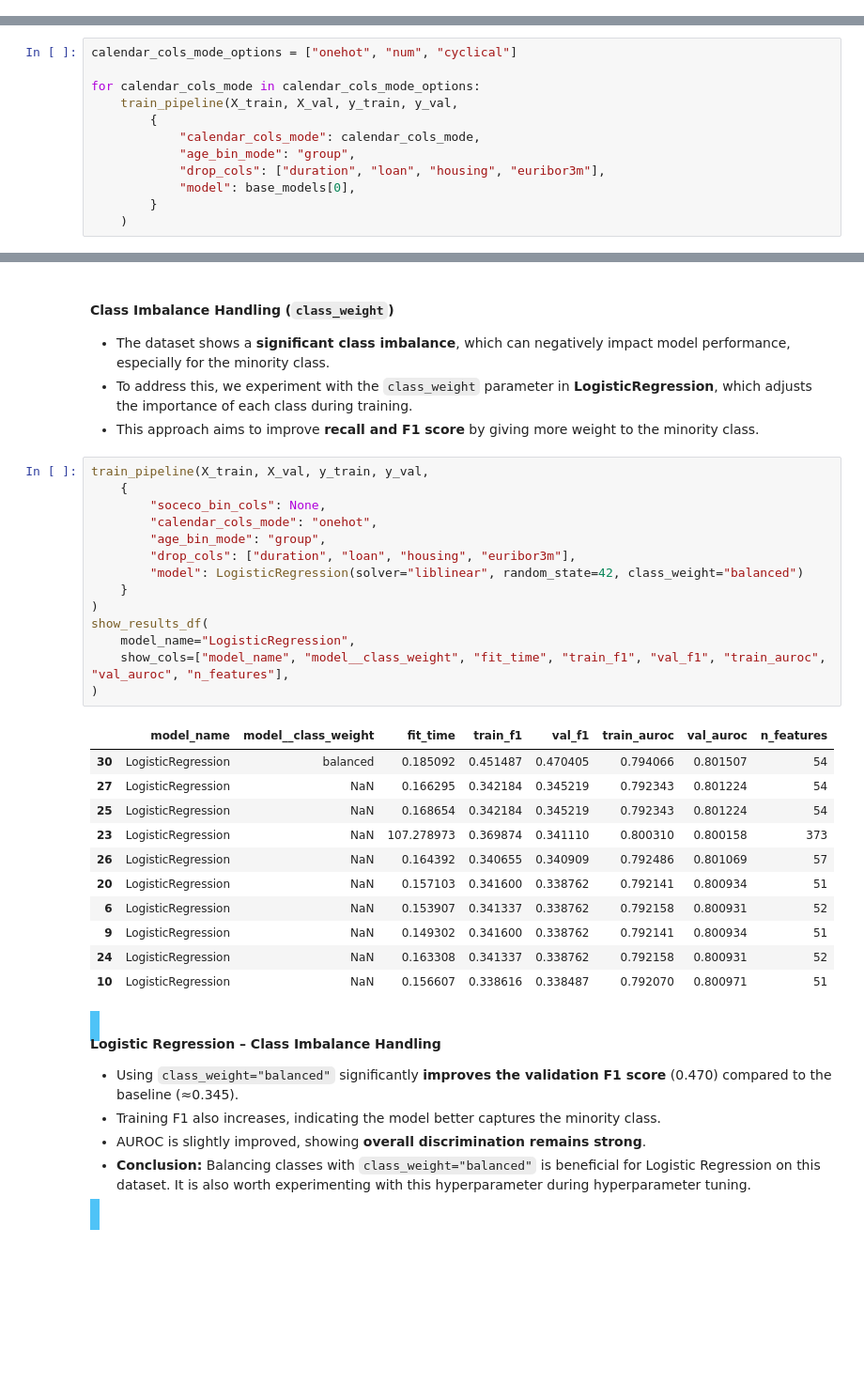
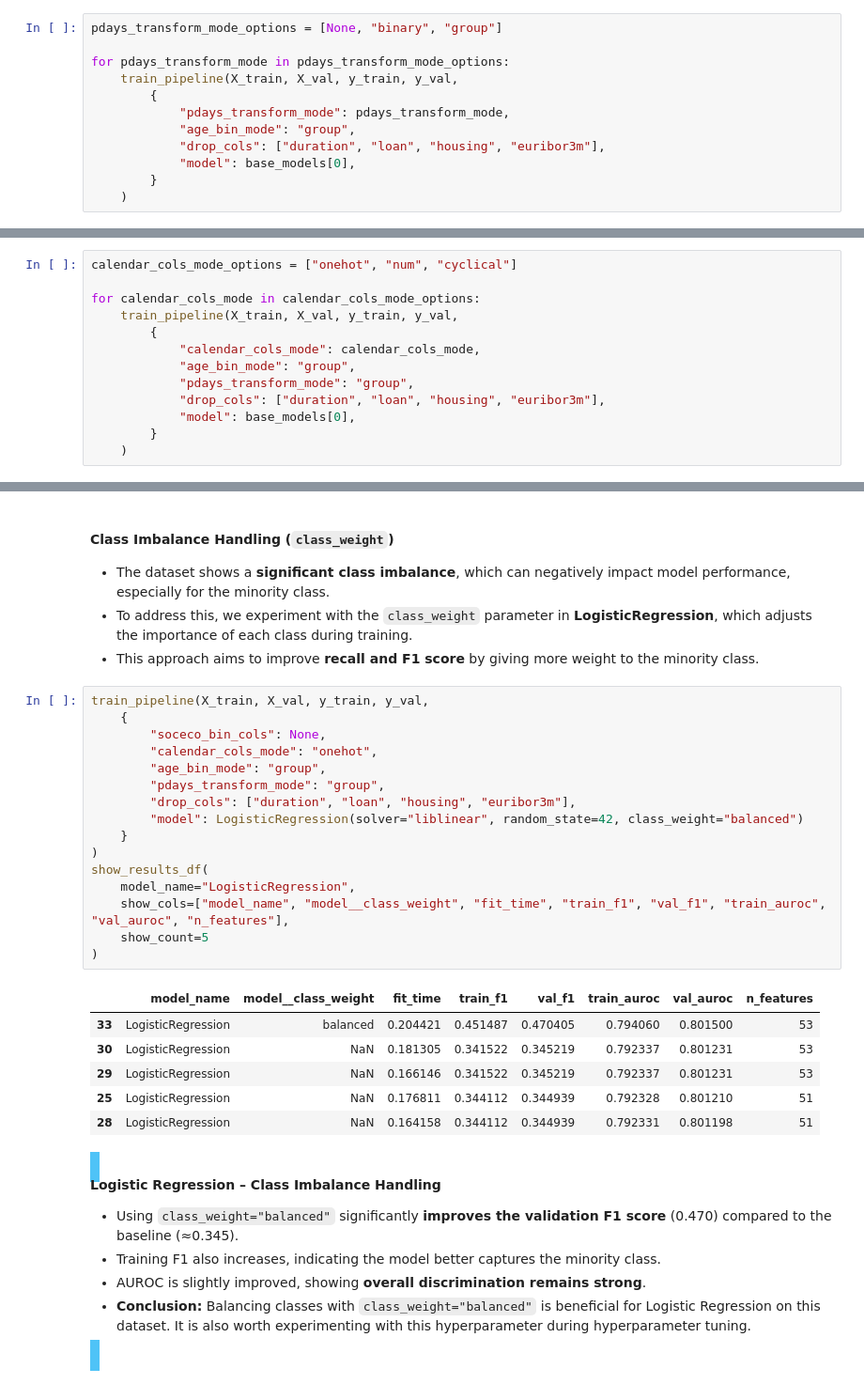
Before and after one commit to Maxstef/bank-deposit-prediction, a Jupyter notebook: notebooks/03_modeling.ipynb, the cells around one changed output, grey strips where cells are left out. Shown at 94% size. Saved outputs shown, nothing was run; the diff lists cells and outputs as text; blank space fills up the shorter version.

Commit message:
modeling re-run all experimetns after fix for pdays transformer

```diff
--- a/notebooks/03_modeling.ipynb
+++ b/notebooks/03_modeling.ipynb
@@ -395,0 +398,12 @@ show_results_df(
+# %%
+pdays_transform_mode_options = [None, "binary", "group"]
+
+for pdays_transform_mode in pdays_transform_mode_options:
+    train_pipeline(X_train, X_val, y_train, y_val,
+        {
+            "pdays_transform_mode": pdays_transform_mode,
+            "age_bin_mode": "group",
+            "drop_cols": ["duration", "loan", "housing", "euribor3m"],
+            "model": base_models[0],
+        }
+    )
@@ -405,6 +441,7 @@ for calendar_cols_mode in calendar_cols_mode_options:
         {
             "calendar_cols_mode": calendar_cols_mode,
             "age_bin_mode": "group",
+            "pdays_transform_mode": "group",
             "drop_cols": ["duration", "loan", "housing", "euribor3m"],
             "model": base_models[0],
         }
@@ -440,29 +477,26 @@ show_results_df(
 # %%
 train_pipeline(X_train, X_val, y_train, y_val,
     {
         "soceco_bin_cols": None,
         "calendar_cols_mode": "onehot",
         "age_bin_mode": "group",
+        "pdays_transform_mode": "group",
         "drop_cols": ["duration", "loan", "housing", "euribor3m"],
         "model": LogisticRegression(solver="liblinear", random_state=42, class_weight="balanced")
     }
 )
 show_results_df(
     model_name="LogisticRegression",
     show_cols=["model_name", "model__class_weight", "fit_time", "train_f1", "val_f1", "train_auroc", "val_auroc", "n_features"],
+    show_count=5
 )
 # %% [output]
 |  | model_name | model__class_weight | fit_time | train_f1 | val_f1 | train_auroc | val_auroc | n_features |
-| 30 | LogisticRegression | balanced | 0.185092 | 0.451487 | 0.470405 | 0.794066 | 0.801507 | 54 |
-| 27 | LogisticRegression | NaN | 0.166295 | 0.342184 | 0.345219 | 0.792343 | 0.801224 | 54 |
-| 25 | LogisticRegression | NaN | 0.168654 | 0.342184 | 0.345219 | 0.792343 | 0.801224 | 54 |
-| 23 | LogisticRegression | NaN | 107.278973 | 0.369874 | 0.341110 | 0.800310 | 0.800158 | 373 |
-| 26 | LogisticRegression | NaN | 0.164392 | 0.340655 | 0.340909 | 0.792486 | 0.801069 | 57 |
-| 20 | LogisticRegression | NaN | 0.157103 | 0.341600 | 0.338762 | 0.792141 | 0.800934 | 51 |
-| 6 | LogisticRegression | NaN | 0.153907 | 0.341337 | 0.338762 | 0.792158 | 0.800931 | 52 |
-| 9 | LogisticRegression | NaN | 0.149302 | 0.341600 | 0.338762 | 0.792141 | 0.800934 | 51 |
-| 24 | LogisticRegression | NaN | 0.163308 | 0.341337 | 0.338762 | 0.792158 | 0.800931 | 52 |
-| 10 | LogisticRegression | NaN | 0.156607 | 0.338616 | 0.338487 | 0.792070 | 0.800971 | 51 |
+| 33 | LogisticRegression | balanced | 0.204421 | 0.451487 | 0.470405 | 0.794060 | 0.801500 | 53 |
+| 30 | LogisticRegression | NaN | 0.181305 | 0.341522 | 0.345219 | 0.792337 | 0.801231 | 53 |
+| 29 | LogisticRegression | NaN | 0.166146 | 0.341522 | 0.345219 | 0.792337 | 0.801231 | 53 |
+| 25 | LogisticRegression | NaN | 0.176811 | 0.344112 | 0.344939 | 0.792328 | 0.801210 | 51 |
+| 28 | LogisticRegression | NaN | 0.164158 | 0.344112 | 0.344939 | 0.792331 | 0.801198 | 51 |
 # %% [markdown]
 <span style="background-color: #4FC3F7; display:block; padding:10px">
 
```
Also changed, not shown: parts of 52 cells of this notebook, 9 other files.
